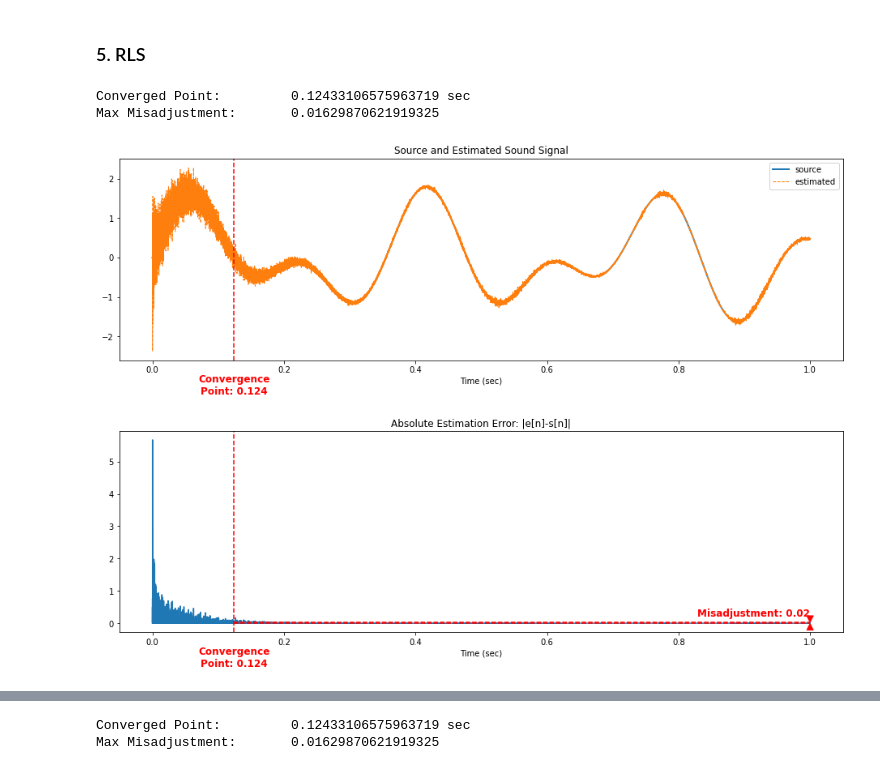
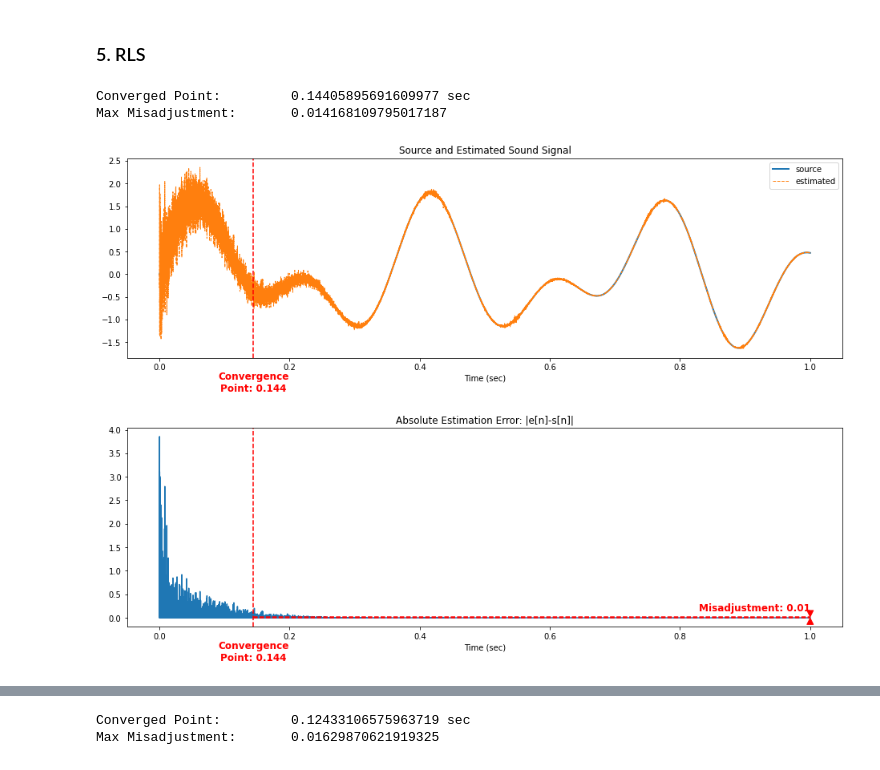
Before and after one commit to okumuskaan/adaptive_filtering, a Jupyter notebook: codes/main.ipynb, the cells around one changed output, grey strips where cells are left out. Saved outputs shown, nothing was run; the diff lists cells and outputs as text; code cells hidden in the pictures.

```diff
--- a/codes/main.ipynb
+++ b/codes/main.ipynb
@@ -236,10 +233,10 @@ Max Misadjustment:       2.7171516980402552
 # %% [markdown]
 ### 5. RLS
 # %%
-e = rls2(x, d, lbda=.999, delta=.00001, K=5)
+e = rls(x, d, mu=.999, eps=.00001, K=5)
 denoising_plots(t, e, s, fs=44100, T=1, conv_div=50, bufsize=100)
 # %% [output]
-Converged Point:         0.12433106575963719 sec
-Max Misadjustment:       0.01629870621919325
+Converged Point:         0.14405895691609977 sec
+Max Misadjustment:       0.014168109795017187
-[figure, old version]
+[figure, new version]
 # %%
```
Also changed, not shown: parts of 4 cells of this notebook.
